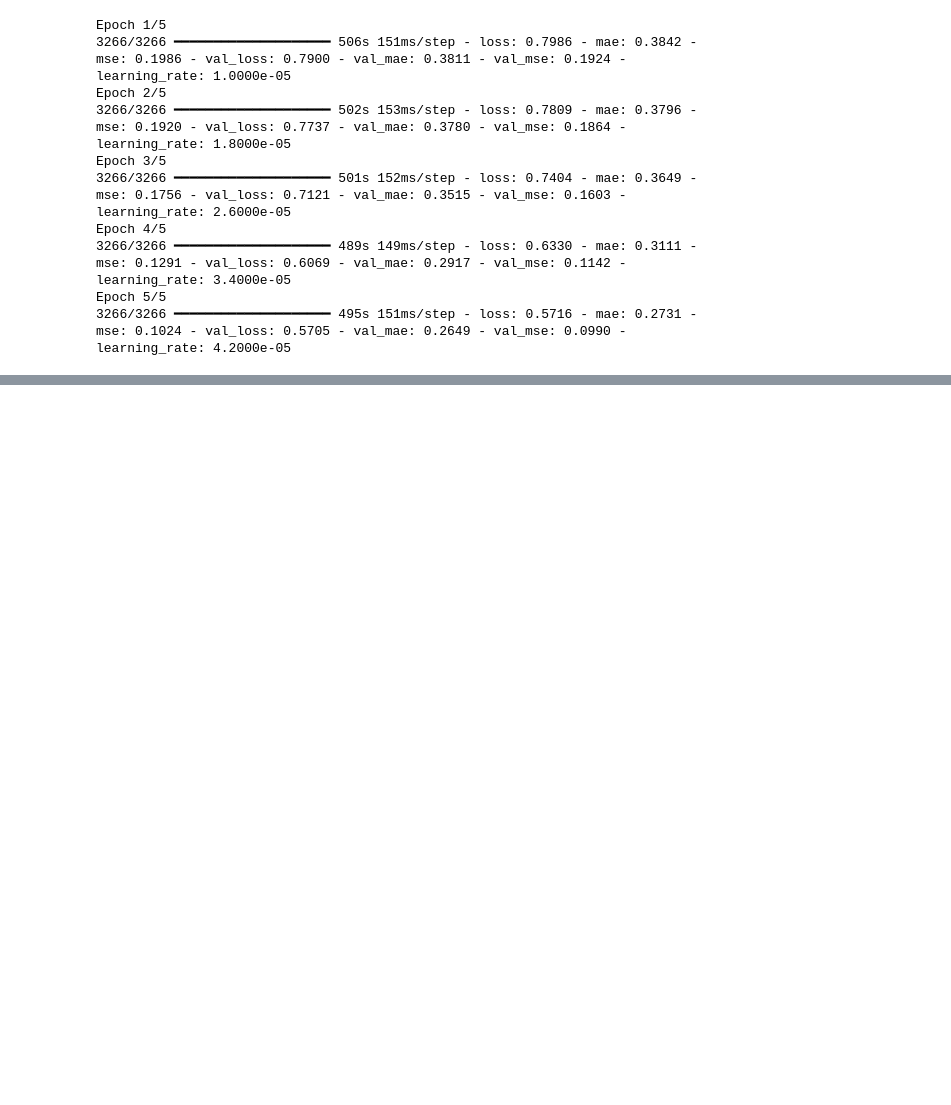
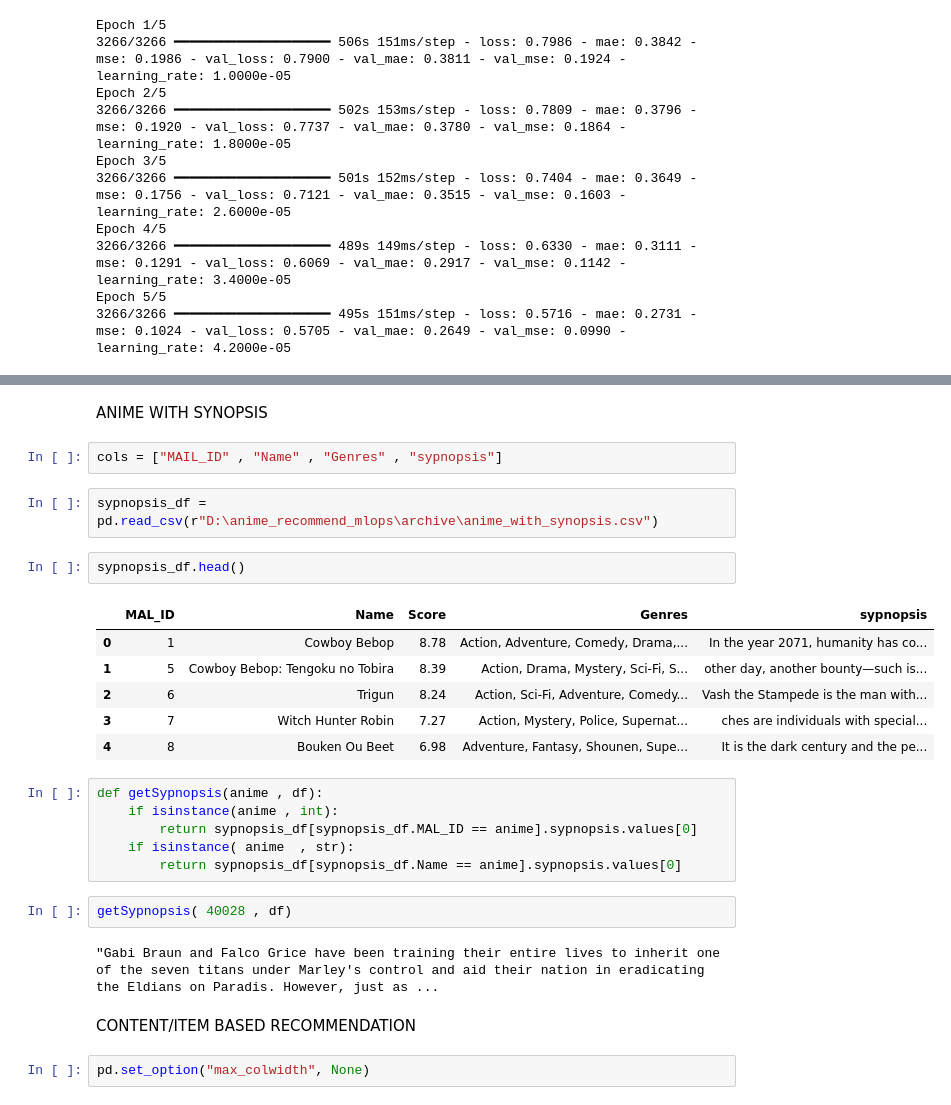
Before and after one commit to ankushsingh003/OtakuOps, a Jupyter notebook: notebook/anime.ipynb, the cells around one changed output, grey strips where cells are left out. Saved outputs shown, nothing was run; the diff lists cells and outputs as text; blank space fills up the shorter version.

```diff
--- a/notebook/anime.ipynb
+++ b/notebook/anime.ipynb
@@ -340,0 +455,29 @@ plt.show()
+# %% [markdown]
+ANIME WITH SYNOPSIS
+# %%
+cols = ["MAIL_ID" , "Name" , "Genres" , "sypnopsis"]
+# %%
+sypnopsis_df = pd.read_csv(r"D:\anime_recommend_mlops\archive\anime_with_synopsis.csv")
+# %%
+sypnopsis_df.head()
+# %% [output]
+|  | MAL_ID | Name | Score | Genres | sypnopsis |
+| 0 | 1 | Cowboy Bebop | 8.78 | Action, Adventure, Comedy, Drama,... | In the year 2071, humanity has co... |
+| 1 | 5 | Cowboy Bebop: Tengoku no Tobira | 8.39 | Action, Drama, Mystery, Sci-Fi, S... | other day, another bounty—such is... |
+| 2 | 6 | Trigun | 8.24 | Action, Sci-Fi, Adventure, Comedy... | Vash the Stampede is the man with... |
+| 3 | 7 | Witch Hunter Robin | 7.27 | Action, Mystery, Police, Supernat... | ches are individuals with special... |
+| 4 | 8 | Bouken Ou Beet | 6.98 | Adventure, Fantasy, Shounen, Supe... | It is the dark century and the pe... |
+# %%
+def getSypnopsis(anime , df):
+    if isinstance(anime , int):
+        return sypnopsis_df[sypnopsis_df.MAL_ID == anime].sypnopsis.values[0]
+    if isinstance( anime  , str):
+        return sypnopsis_df[sypnopsis_df.Name == anime].sypnopsis.values[0]
+# %%
+getSypnopsis( 40028 , df)
+# %% [output]
+"Gabi Braun and Falco Grice have been training their entire lives to inherit one of the seven titans under Marley's control and aid their nation in eradicating the Eldians on Paradis. However, just as ...
+# %% [markdown]
+CONTENT/ITEM BASED RECOMMENDATION
+# %%
+pd.set_option("max_colwidth", None)
```
Also changed, not shown: parts of 21 cells of this notebook.
